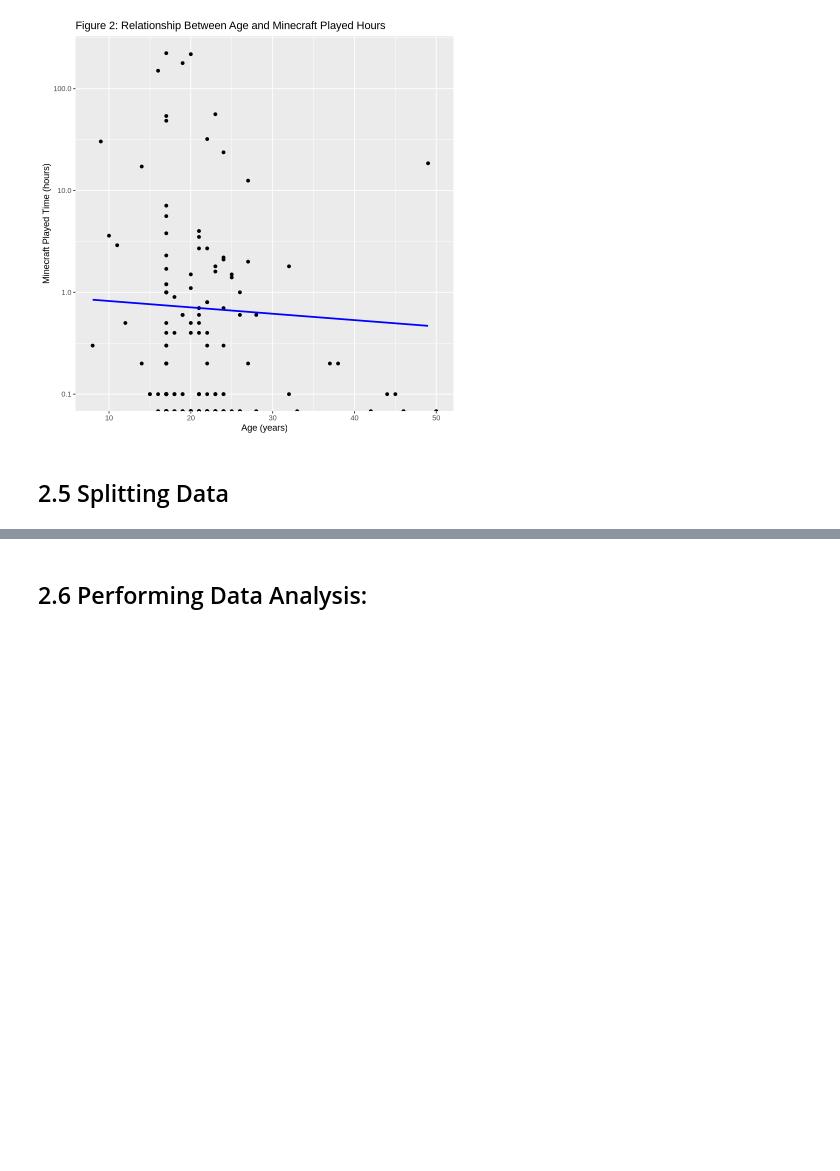
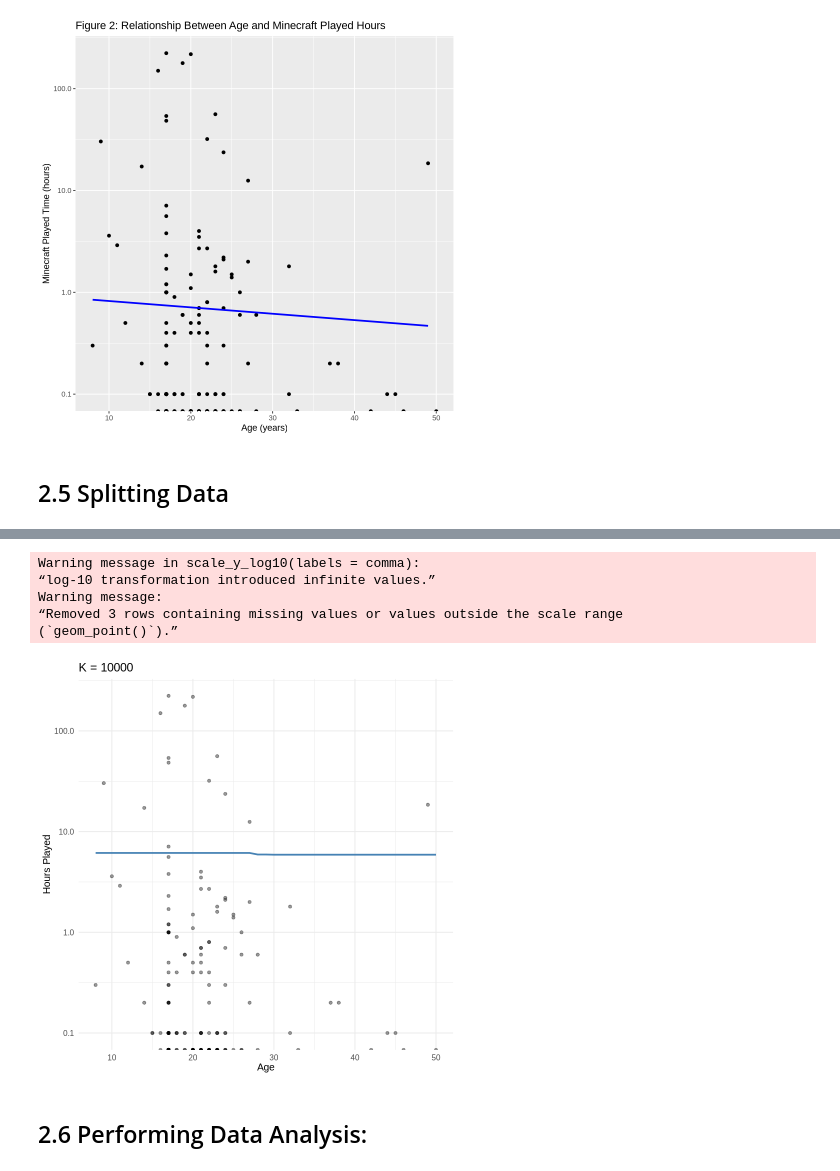
Before and after one commit to azoli113/DSCI100-Project-Group-006-36, a Jupyter notebook: Final Project.ipynb, the cells around one changed output, grey strips where cells are left out. Cells and saved outputs as stored; diff of their text form; code cells hidden in the pictures; blank space fills up the shorter version.

```diff
--- a/Final Project.ipynb
+++ b/Final Project.ipynb
@@ -179,0 +234,10 @@ A tibble: 6 × 7
+# %%
+gridvals <- tibble(neighbors = seq(from = 1, to = 100, by = 5))
+
+data_results <- data_wkflw |>
+  tune_grid(resamples = data_vfold, grid = gridvals) |>
+  collect_metrics() |>
+  filter(.metric == "rmse")
+
+# show the results`
+data_results
@@ -179,0 +277,6 @@ A tibble: 6 × 7
+# %%
+# show only the row of minimum RMSPE
+data_min <- data_results |>
+  filter(mean == min(mean))
+
+data_min
@@ -180,3 +320,40 @@ A tibble: 6 × 7
+# %%
+# Define the value of K (replace with actual selected K if available)
+kmin <- 20  # Or use the best K from tuning results
+
+# Create prediction grid over age range
+age_prediction_grid <- tibble(
+  age = seq(
+    from = min(clean_players_data$age, na.rm = TRUE),
+    to = max(clean_players_data$age, na.rm = TRUE),
+    by = 1
+  )
+)
+
+# Generate predictions from the fitted model
+data_preds <- data_fit |>
+  predict(new_data = age_prediction_grid) |>
+  bind_cols(age_prediction_grid)
+
+# Plot actual data and predicted line
+plot_final <- ggplot(clean_players_data, aes(x = age, y = hours_played)) +
+  geom_point(alpha = 0.4) +
+  geom_line(data = data_preds, aes(x = age, y = .pred), color = "steelblue", linewidth = 1) +
+  xlab("Age") +
+  ylab("Hours Played") +
+  ggtitle(paste0("K = ", kmin)) +
+    scale_y_log10(labels=comma)+
+  theme_minimal(base_size = 12)
+
+# Display the plot
+plot_final
+# %% [output]
+Warning message in scale_y_log10(labels = comma):
+“log-10 transformation introduced infinite values.”
+Warning message:
+“Removed 3 rows containing missing values or values outside the scale range
+(`geom_point()`).”
+[figure, added]
 # %% [markdown]
 ## 2.6 Performing Data Analysis:
 # %% [markdown]
```
Also changed, not shown: parts of 8 cells of this notebook.
